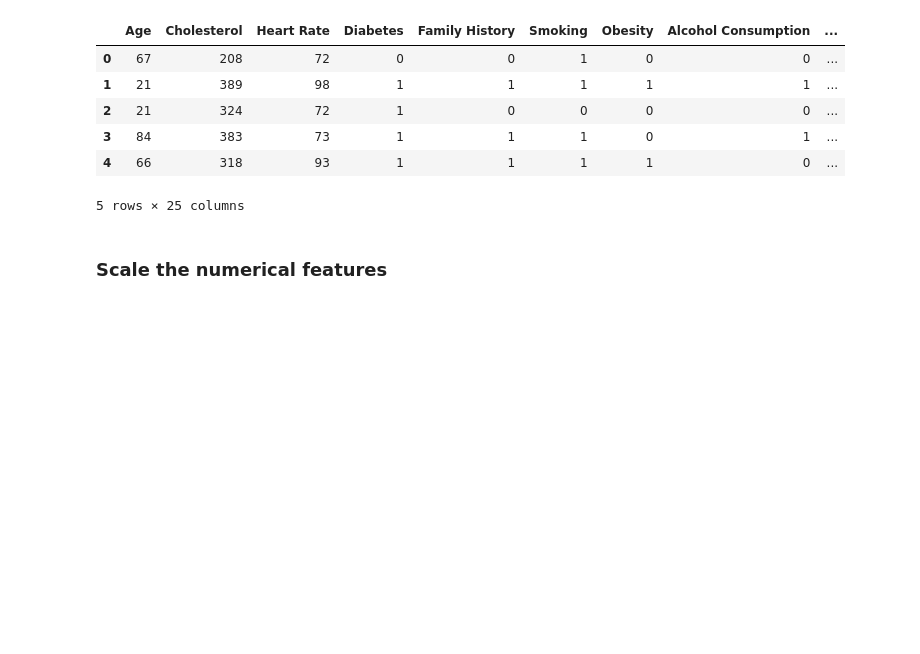
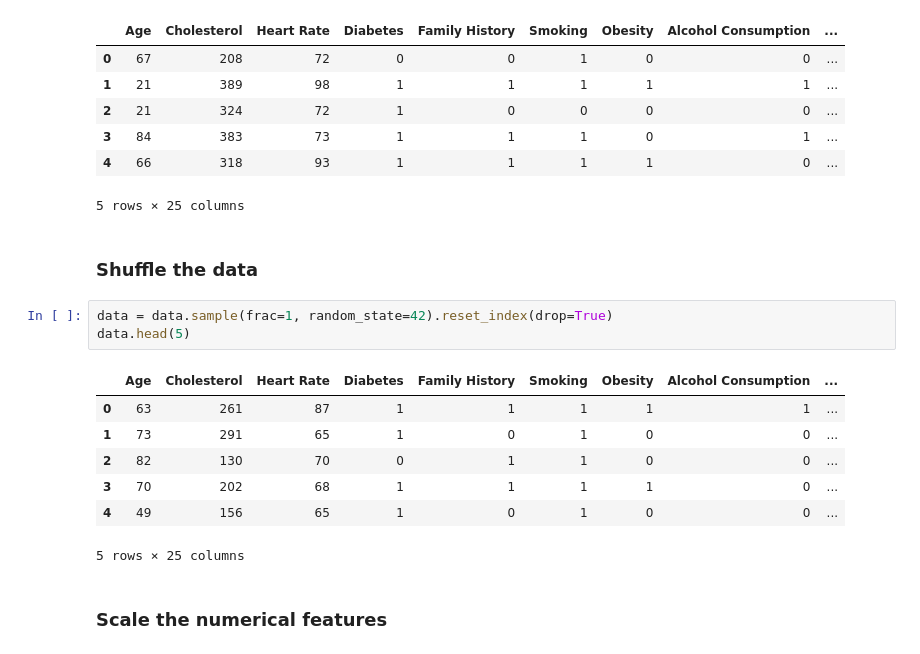
Before and after one commit to Akila-Prabath/Heart-Attack-Predictor, a Jupyter notebook: notebooks/FC212006_Akila/svm_model.ipynb, the cells around one changed output. Cells and saved outputs as stored; diff of their text form; blank space fills up the shorter version.

```diff
--- a/notebooks/FC212006_Akila/svm_model.ipynb
+++ b/notebooks/FC212006_Akila/svm_model.ipynb
@@ -18,6 +18,19 @@ data.head()
 | 3 | 84 | 383 | 73 | 1 | 1 | 1 | 0 | 1 | ... |
 | 4 | 66 | 318 | 93 | 1 | 1 | 1 | 1 | 0 | ... |
 5 rows × 25 columns
+# %% [markdown]
+### Shuffle the data
+# %%
+data = data.sample(frac=1, random_state=42).reset_index(drop=True)
+data.head(5)
+# %% [output]
+|  | Age | Cholesterol | Heart Rate | Diabetes | Family History | Smoking | Obesity | Alcohol Consumption | ... |
+| 0 | 63 | 261 | 87 | 1 | 1 | 1 | 1 | 1 | ... |
+| 1 | 73 | 291 | 65 | 1 | 0 | 1 | 0 | 0 | ... |
+| 2 | 82 | 130 | 70 | 0 | 1 | 1 | 0 | 0 | ... |
+| 3 | 70 | 202 | 68 | 1 | 1 | 1 | 1 | 0 | ... |
+| 4 | 49 | 156 | 65 | 1 | 0 | 1 | 0 | 0 | ... |
+5 rows × 25 columns
 # %% [markdown]
 ### Scale the numerical features
 # %%
```
Also changed, not shown: parts of 15 cells of this notebook.
